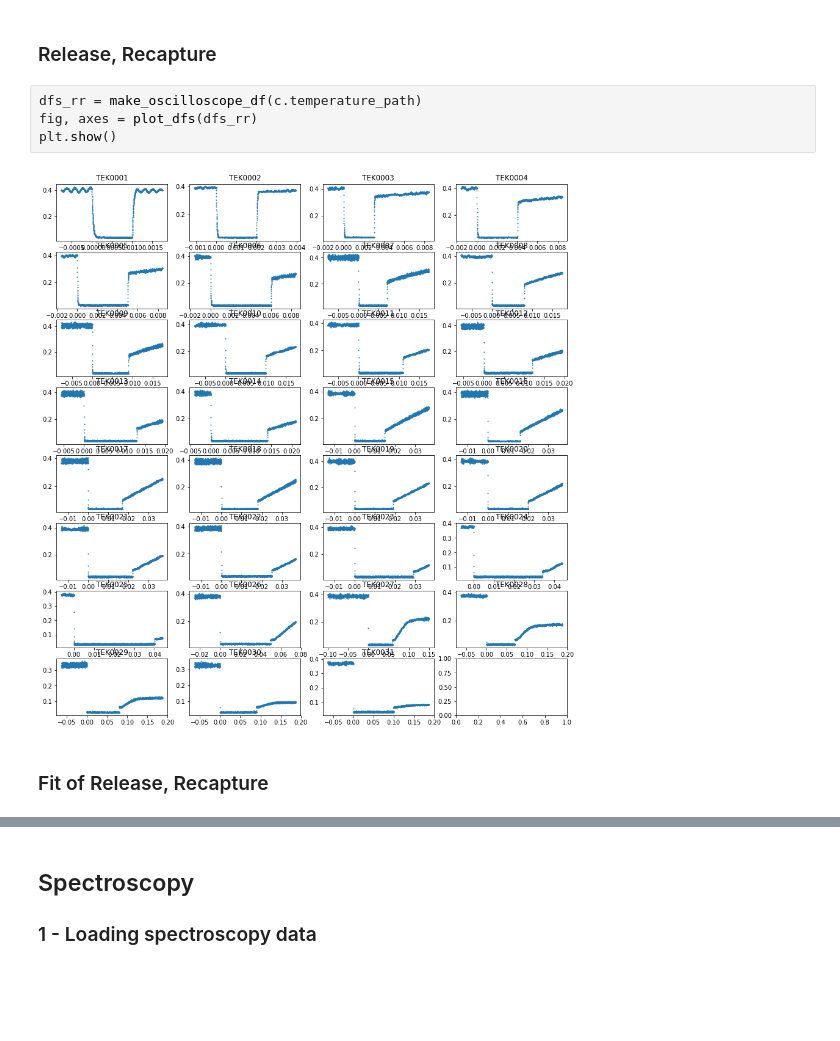
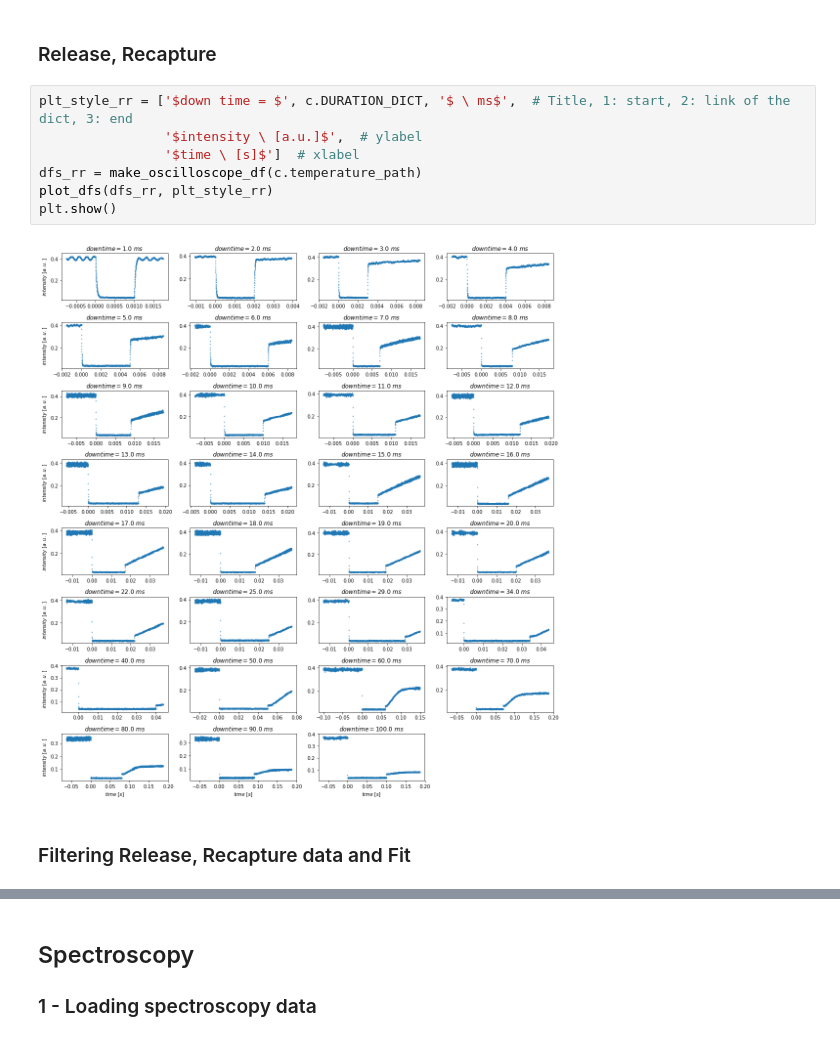
Before and after one commit to MoritzAdam/F20-MagnetoOpticTrap, a Jupyter notebook: notebooks/main.ipynb, the cells around one changed output, grey strips where cells are left out. Cells and saved outputs as stored; diff of their text form; blank space fills up the shorter version.

```diff
--- a/notebooks/main.ipynb
+++ b/notebooks/main.ipynb
@@ -55,10 +44,13 @@ TEK0011  0.020391  0.000218       0         0.0   8.765934  0.186311  0.000004
 # %% [markdown]
 ### Release, Recapture
-# %%
-dfs_rr = make_oscilloscope_df(c.temperature_path)
-fig, axes = plot_dfs(dfs_rr)
-plt.show()
-# %% [output]
-[figure, removed]
+# %%
+plt_style_rr = ['$down time = $', c.DURATION_DICT, '$ \ ms$',  # Title, 1: start, 2: link of the dict, 3: end
+                '$intensity \ [a.u.]$',  # ylabel
+                '$time \ [s]$']  # xlabel
+dfs_rr = make_oscilloscope_df(c.temperature_path)
+plot_dfs(dfs_rr, plt_style_rr)
+plt.show()
+# %% [output]
+[figure, added]
 # %% [markdown]
-### Fit of Release, Recapture
+### Filtering Release, Recapture data and Fit
```
Also changed, not shown: parts of 18 cells of this notebook, 1 other file.
